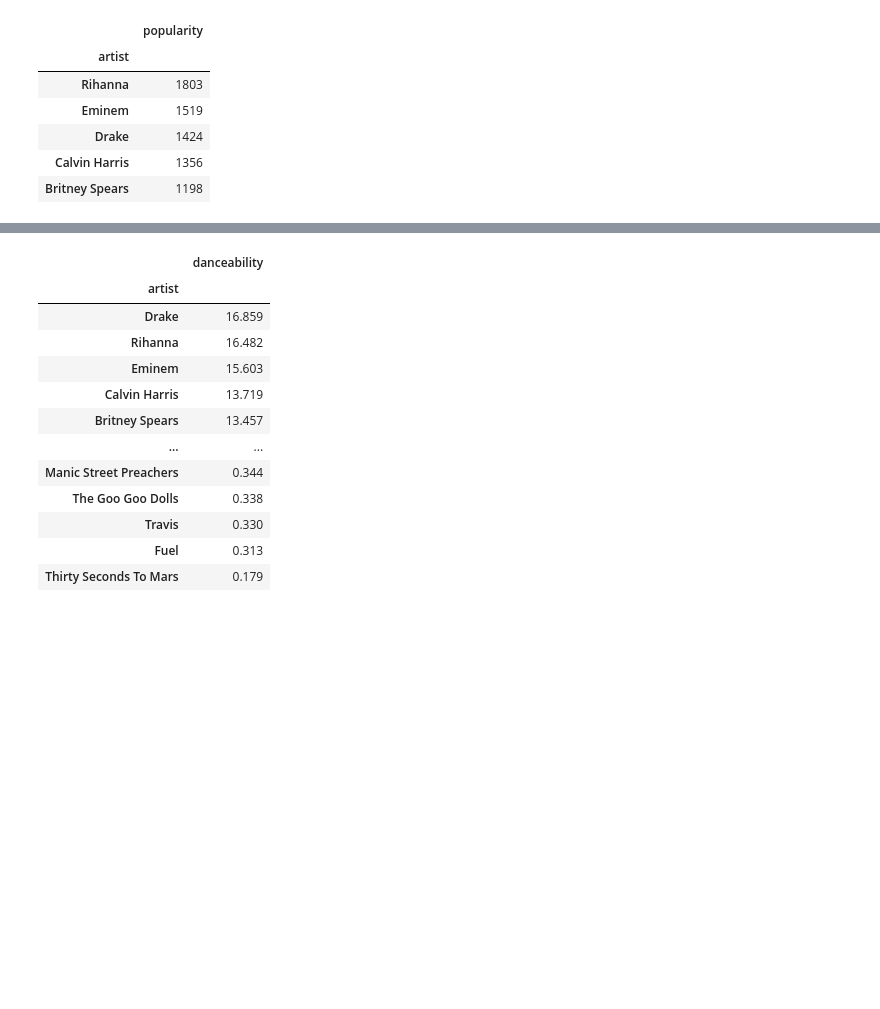
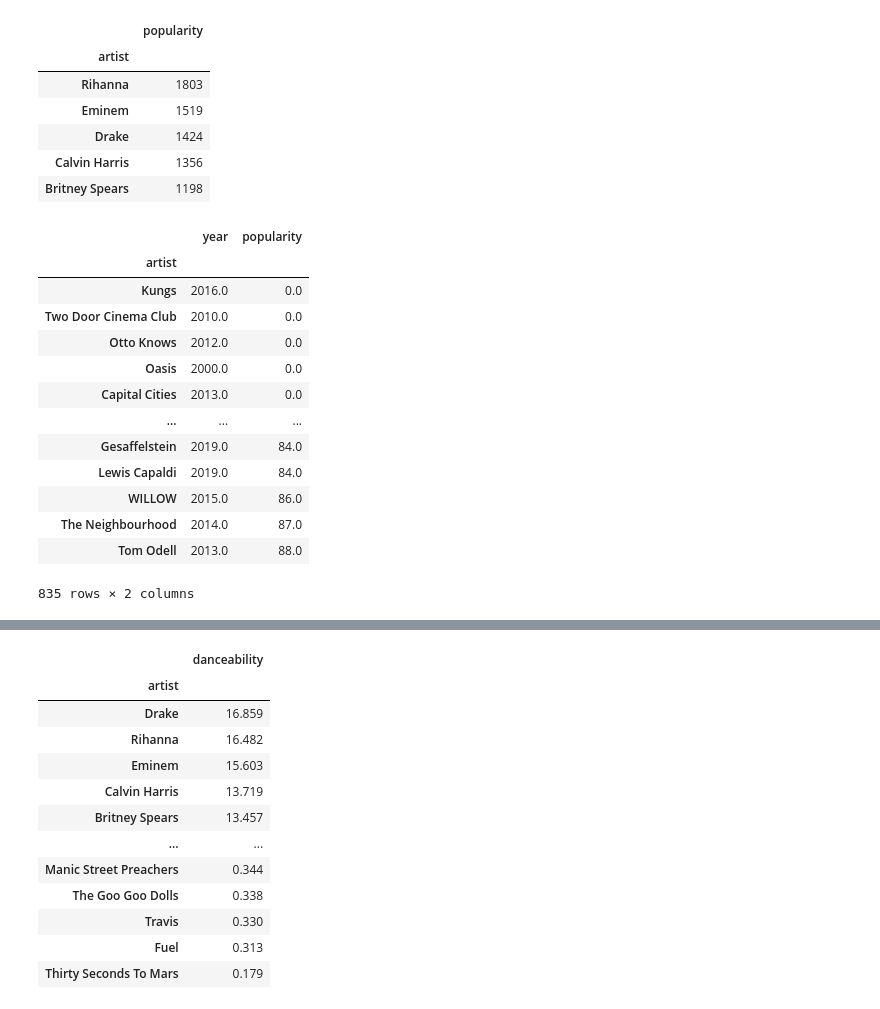
Before and after one commit to alexfloripavieira/neo-evolution-project-group-3, a Jupyter notebook: project-group-3.ipynb, the cells around one changed output, grey strips where cells are left out. Cells and saved outputs as stored; diff of their text form; code cells hidden in the pictures; blank space fills up the shorter version.

```diff
--- a/project-group-3.ipynb
+++ b/project-group-3.ipynb
@@ -248,3 +286,21 @@ artist_popularity[:5]
 | Drake | 1424 |
 | Calvin Harris | 1356 |
 | Britney Spears | 1198 |
+# %%
+artist_popularity = df.groupby('artist')[['year','popularity','artist']].mean().sort_values('popularity')
+artist_popularity
+# %% [output]
+|  | year | popularity |
+| artist |  |  |
+| Kungs | 2016.0 | 0.0 |
+| Two Door Cinema Club | 2010.0 | 0.0 |
+| Otto Knows | 2012.0 | 0.0 |
+| Oasis | 2000.0 | 0.0 |
+| Capital Cities | 2013.0 | 0.0 |
+| ... | ... | ... |
+| Gesaffelstein | 2019.0 | 84.0 |
+| Lewis Capaldi | 2019.0 | 84.0 |
+| WILLOW | 2015.0 | 86.0 |
+| The Neighbourhood | 2014.0 | 87.0 |
+| Tom Odell | 2013.0 | 88.0 |
+835 rows × 2 columns
```
Also changed, not shown: parts of 13 cells of this notebook.
